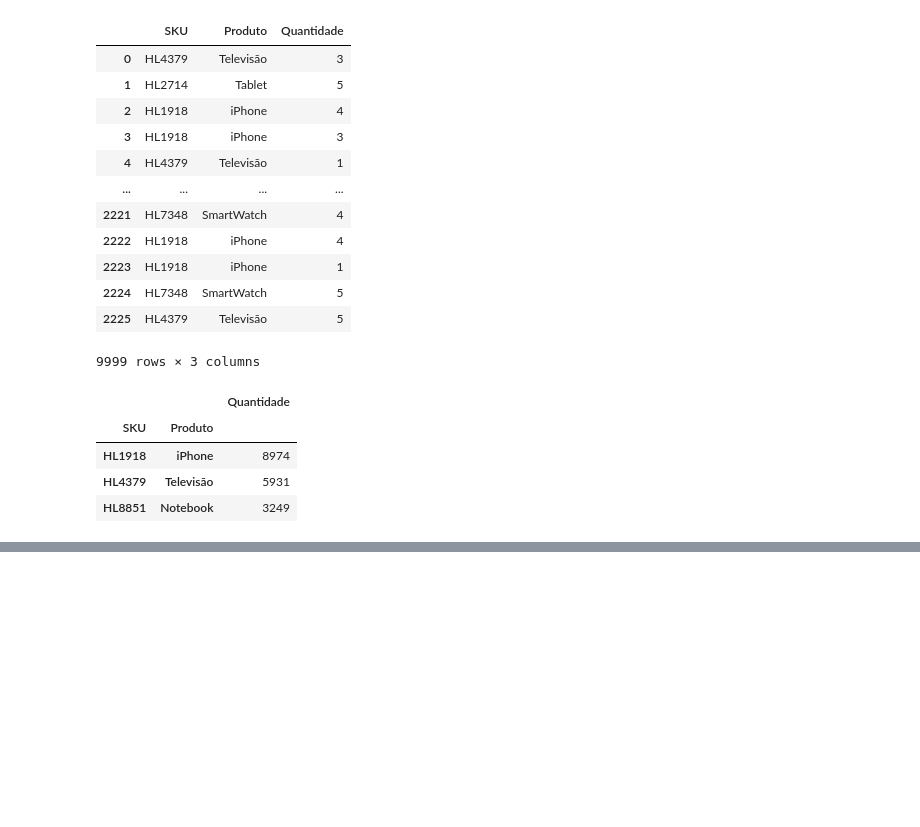
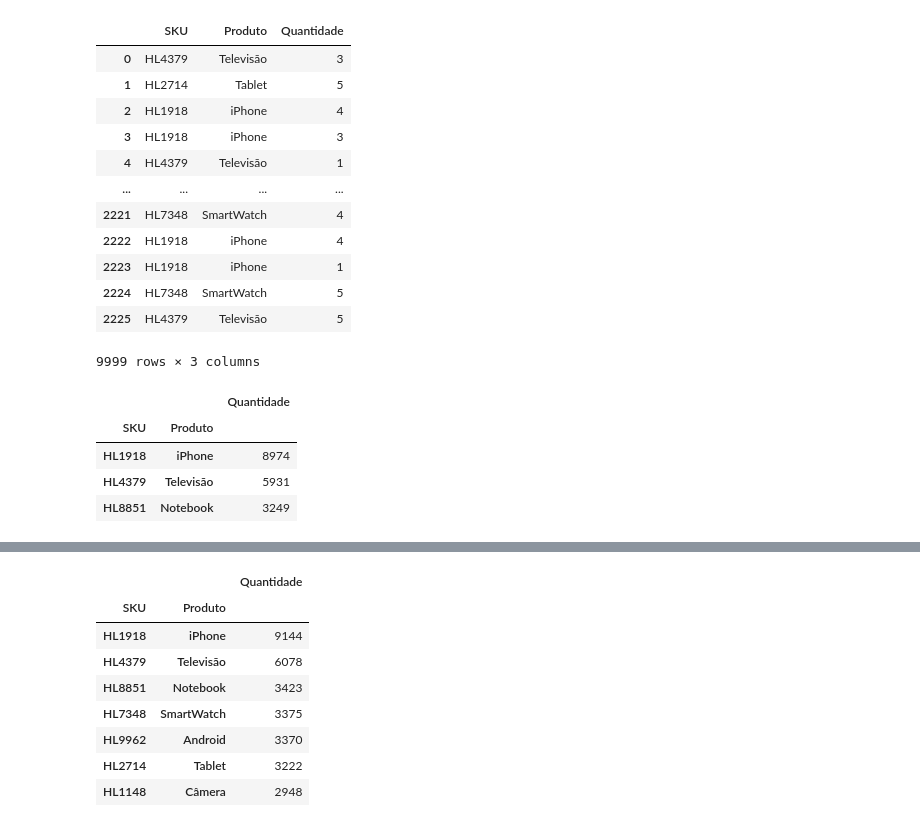
Before and after one commit to leandroclv/python_data_science, a Jupyter notebook: projeto_2/projeto_2.ipynb, the cells around one changed output, grey strips where cells are left out. Cells and saved outputs as stored; diff of their text form; code cells hidden in the pictures; blank space fills up the shorter version.

```diff
--- a/projeto_2/projeto_2.ipynb
+++ b/projeto_2/projeto_2.ipynb
@@ -499,4 +508,16 @@ display(quant_produto_v1)
 # %%
 #Quantidade de vendas brutas: identificar os 3 produtos e as 3 lojas que estão gerando mais vendas
+quant_produto_valor_bruto = pd.DataFrame(pd.concat([total_vendas, total_devolucoes]).groupby(['SKU', 'Produto'])['Quantidade'].sum()).sort_values(by='Quantidade', ascending=False)
+display(quant_produto_valor_bruto)
+# %% [output]
+|  |  | Quantidade |
+| SKU | Produto |  |
+| HL1918 | iPhone | 9144 |
+| HL4379 | Televisão | 6078 |
+| HL8851 | Notebook | 3423 |
+| HL7348 | SmartWatch | 3375 |
+| HL9962 | Android | 3370 |
+| HL2714 | Tablet | 3222 |
+| HL1148 | Câmera | 2948 |
 # %%
 #Quantidade de devoluções: identificar os 3 produtos e as 3 lojas que estão gerando mais devoluções
```
Also changed, not shown: parts of 6 cells of this notebook.
